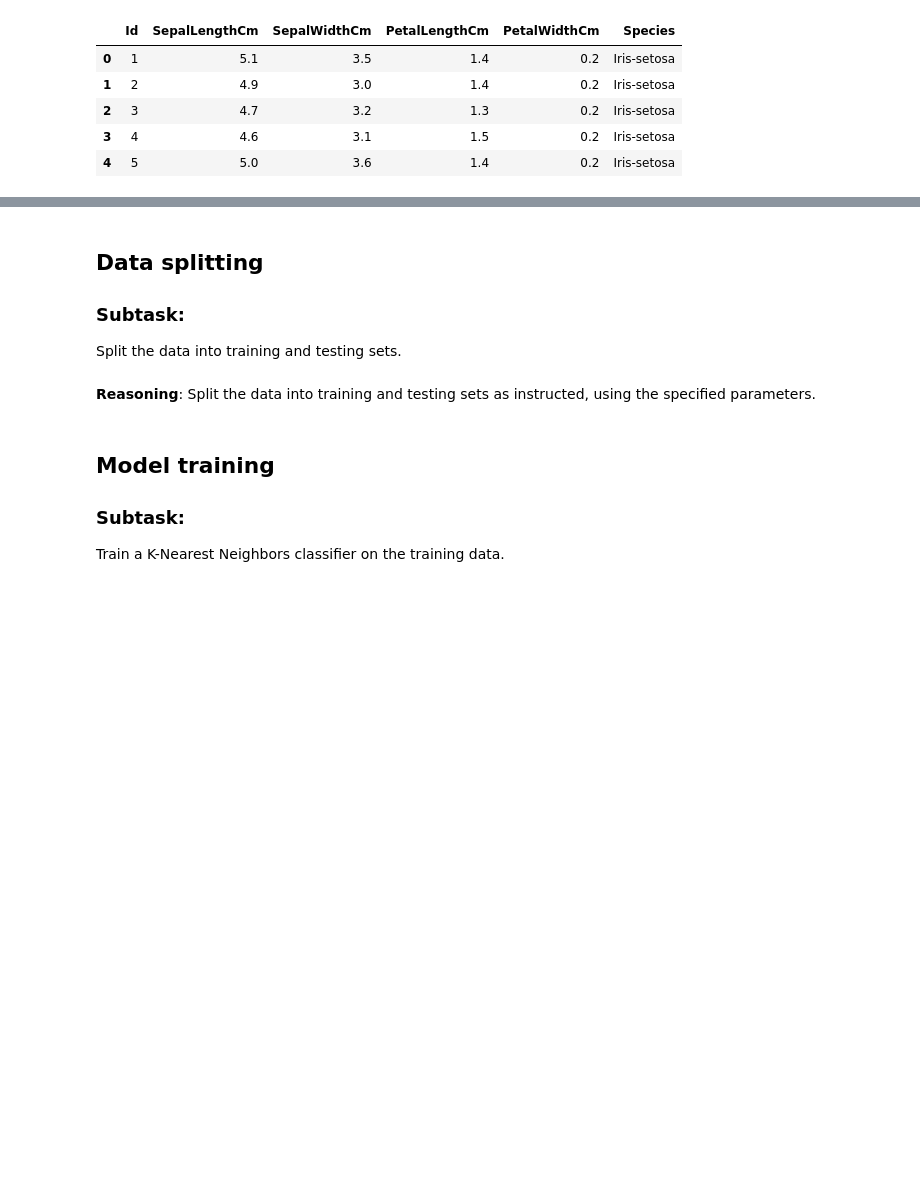
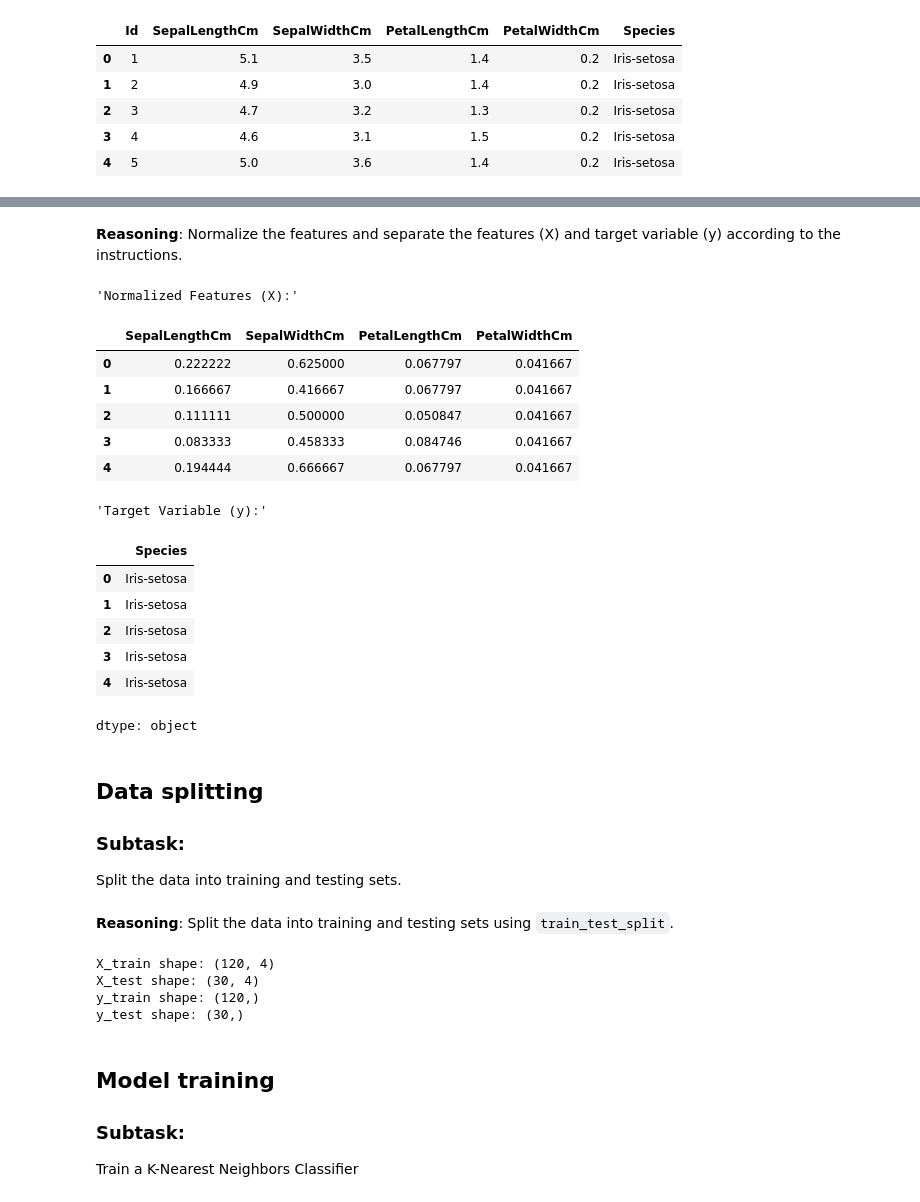
Before and after one commit to sravani12-ui/Task-7-AI-ML, a Jupyter notebook: Task6.ipynb, the cells around one changed output, grey strips where cells are left out. Saved outputs shown, nothing was run; the diff lists cells and outputs as text; code cells hidden in the pictures; blank space fills up the shorter version.

```diff
--- a/Task6.ipynb
+++ b/Task6.ipynb
@@ -150,18 +63,0 @@ Normalize the numerical features of the Iris dataset using MinMaxScaler.
-# %%
-from sklearn.preprocessing import MinMaxScaler
-
-# Create a MinMaxScaler object
-scaler = MinMaxScaler()
-
-# Fit the scaler on the numerical features
-numerical_features = ['SepalLengthCm', 'SepalWidthCm', 'PetalLengthCm', 'PetalWidthCm']
-scaler.fit(df_iris[numerical_features])
-
-# Transform the numerical features
-scaled_features = scaler.transform(df_iris[numerical_features])
-
-# Replace the original numerical features with the scaled features
-df_iris[numerical_features] = scaled_features
-
-# Display the first few rows of the updated DataFrame to verify the changes.
-display(df_iris.head())
@@ -175,3 +105,46 @@ display(df_iris.head())
+# %% [markdown]
+**Reasoning**:
+Normalize the features and separate the features (X) and target variable (y) according to the instructions.
+# %%
+from sklearn.preprocessing import MinMaxScaler
+import numpy as np
+
+# Drop the 'Id' column as it is not a feature for classification
+df_features = df_iris.drop(['Id', 'Species'], axis=1)
+target_variable = df_iris['Species']
+
+# Create a MinMaxScaler object
+scaler = MinMaxScaler()
+
+# Normalize the features
+X = scaler.fit_transform(df_features)
+
+# Convert the normalized features back to a DataFrame for better readability (optional)
+X = pd.DataFrame(X, columns=df_features.columns)
+
+# Separate the target variable
+y = target_variable
+
+display("Normalized Features (X):")
+display(X.head())
+display("Target Variable (y):")
+display(y.head())
+# %% [output]
+'Normalized Features (X):'
+|  | SepalLengthCm | SepalWidthCm | PetalLengthCm | PetalWidthCm |
+| 0 | 0.222222 | 0.625000 | 0.067797 | 0.041667 |
+| 1 | 0.166667 | 0.416667 | 0.067797 | 0.041667 |
+| 2 | 0.111111 | 0.500000 | 0.050847 | 0.041667 |
+| 3 | 0.083333 | 0.458333 | 0.084746 | 0.041667 |
+| 4 | 0.194444 | 0.666667 | 0.067797 | 0.041667 |
+'Target Variable (y):'
+|  | Species |
+| 0 | Iris-setosa |
+| 1 | Iris-setosa |
+| 2 | Iris-setosa |
+| 3 | Iris-setosa |
+| 4 | Iris-setosa |
+dtype: object
 # %% [markdown]
 ## Data splitting
 
@@ -179,20 +152,27 @@ display(df_iris.head())
 Split the data into training and testing sets.
 # %% [markdown]
 **Reasoning**:
-Split the data into training and testing sets as instructed, using the specified parameters.
+Split the data into training and testing sets using `train_test_split`.
 # %%
 from sklearn.model_selection import train_test_split
 
-# Separate features (X) and target variable (y)
-X = df_iris.drop(['Species', 'Id'], axis=1)
-y = df_iris['Species']
-
 # Split data into training and testing sets
 X_train, X_test, y_train, y_test = train_test_split(X, y, test_size=0.2, random_state=42, stratify=y)
+
+# Display the shapes of the resulting datasets to verify the split
+print("X_train shape:", X_train.shape)
+print("X_test shape:", X_test.shape)
+print("y_train shape:", y_train.shape)
+print("y_test shape:", y_test.shape)
+# %% [output]
+X_train shape: (120, 4)
+X_test shape: (30, 4)
+y_train shape: (120,)
+y_test shape: (30,)
 # %% [markdown]
 ## Model training
 
 ### Subtask:
-Train a K-Nearest Neighbors classifier on the training data.
+Train a K-Nearest Neighbors Classifier
 # %% [markdown]
 **Reasoning**:
```
Also changed, not shown: parts of 36 cells of this notebook.
